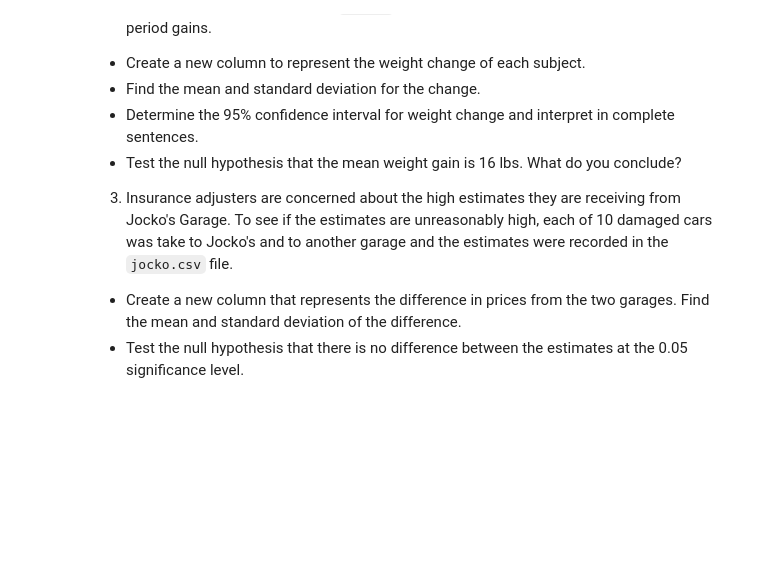
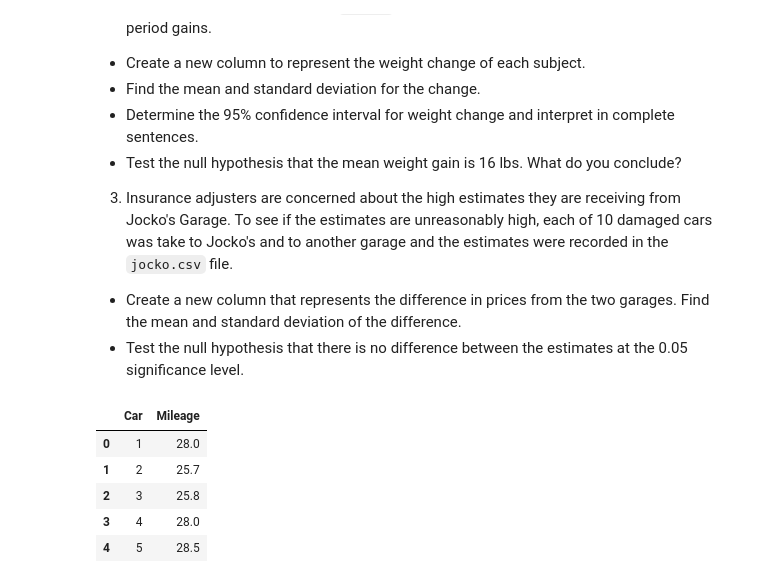
Before and after one commit to jfkoehler/nyu_bootcamp_fa24, a Jupyter notebook: _build/jupyter_execute/significance.ipynb, the cells around one changed output. Cells and saved outputs as stored; diff of their text form; code cells hidden in the pictures; blank space fills up the shorter version.

```diff
--- a/_build/jupyter_execute/significance.ipynb
+++ b/_build/jupyter_execute/significance.ipynb
@@ -254,3 +347,13 @@ print('{0:0.3f}'.format(pval))
 mileage_url = 'https://raw.githubusercontent.com/jfkoehler/nyu_bootcamp_fa24/refs/heads/main/data/mileage.csv'
 jocko_url = 'https://raw.githubusercontent.com/jfkoehler/nyu_bootcamp_fa24/refs/heads/main/data/JOCKO.csv'
 wtgain = 'https://raw.githubusercontent.com/jfkoehler/nyu_bootcamp_fa24/refs/heads/main/data/wtgain.csv'
+# %%
+mileage = pd.read_csv(mileage_url)
+mileage.head()
+# %% [output]
+|  | Car | Mileage |
+| 0 | 1 | 28.0 |
+| 1 | 2 | 25.7 |
+| 2 | 3 | 25.8 |
+| 3 | 4 | 28.0 |
+| 4 | 5 | 28.5 |
```
Also changed, not shown: parts of 40 cells of this notebook, 15 other files.
